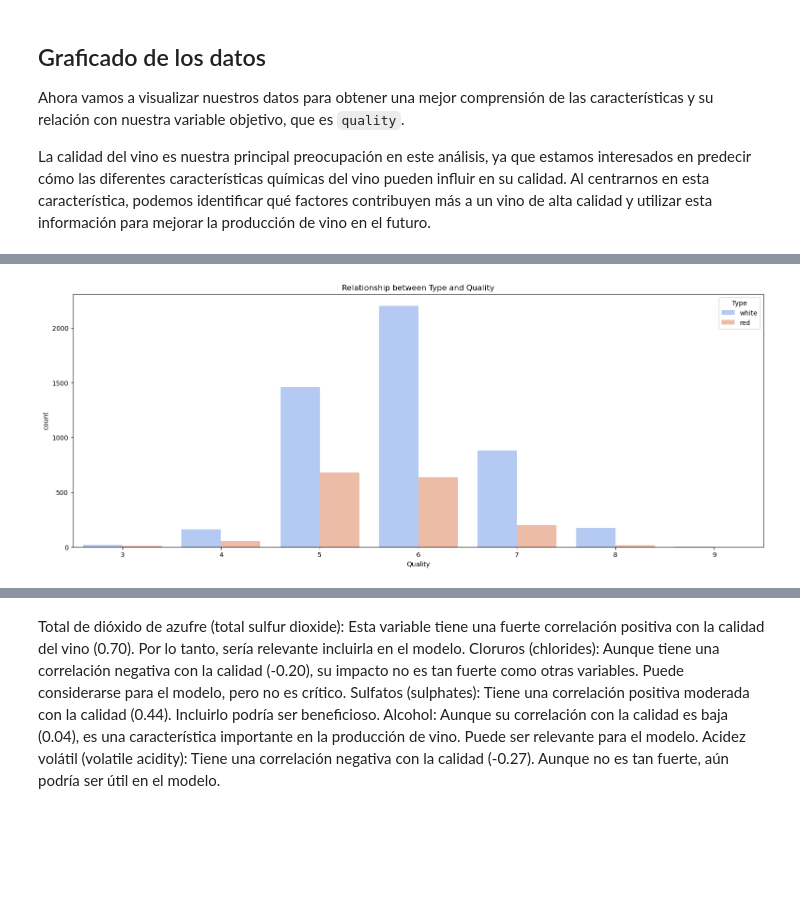
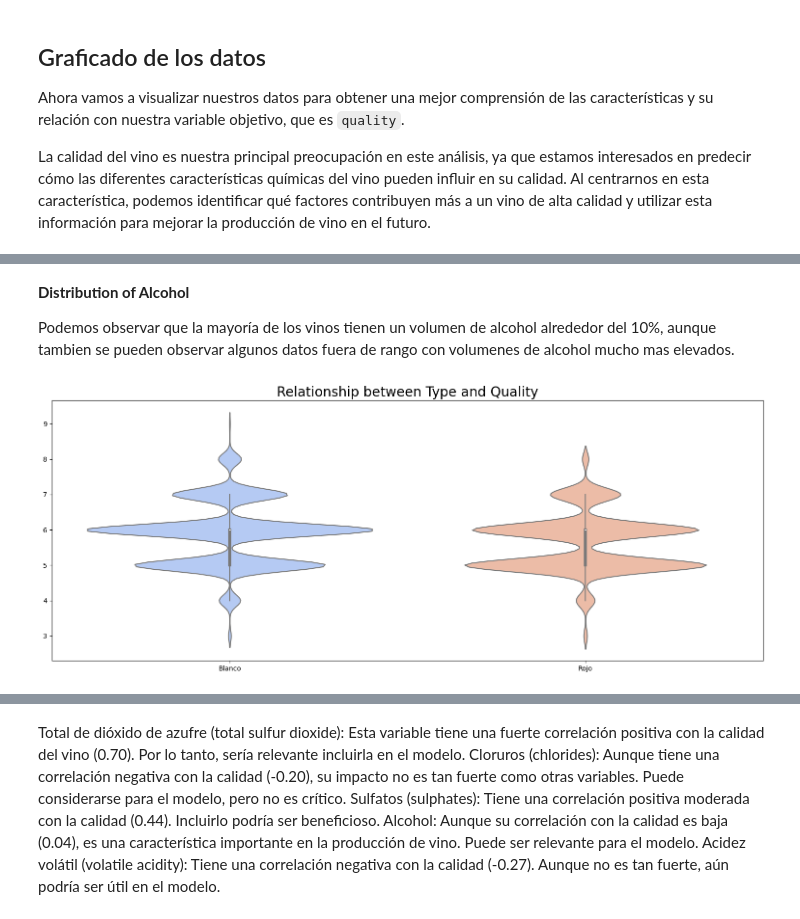
Before and after one commit to pdro-ruiz/Data-Science-Projects, a Jupyter notebook: Machine Learning Projects/Wine Quality Prediction/wine_quality.ipynb, the cells around one changed output, grey strips where cells are left out. Drawn from its saved outputs; the diff is of its cells as text; code cells hidden in the pictures; blank space fills up the shorter version.

```diff
--- a/Machine Learning Projects/Wine Quality Prediction/wine_quality.ipynb
+++ b/Machine Learning Projects/Wine Quality Prediction/wine_quality.ipynb
@@ -249,13 +248,16 @@ plt.show()
+# %% [markdown]
+**Distribution of Alcohol**
+
+Podemos observar que la mayoría de los vinos tienen un volumen de alcohol alrededor del 10%, aunque tambien se pueden observar algunos datos fuera de rango con volumenes de alcohol mucho mas elevados.
 # %%
-df['type'] = df['type'].astype(str)
-
 plt.figure(figsize=(19, 7))
 
-sns.countplot(x='quality', hue='type', data=df, palette='coolwarm')
-plt.xlabel('Quality')
-plt.title('Relationship between Type and Quality')
-plt.legend(title='Type', loc='upper right')
+sns.violinplot(x='type', y='quality', data=df, palette='coolwarm', split=True)
+plt.xlabel('')
+plt.ylabel('')
+plt.title('Relationship between Type and Quality', fontsize=20)
+plt.xticks([0, 1], ['Blanco', 'Rojo'])
 
 plt.show()
 # %% [output]
-[figure, old version]
+[figure, new version]
```
Also changed, not shown: parts of 14 cells of this notebook.
